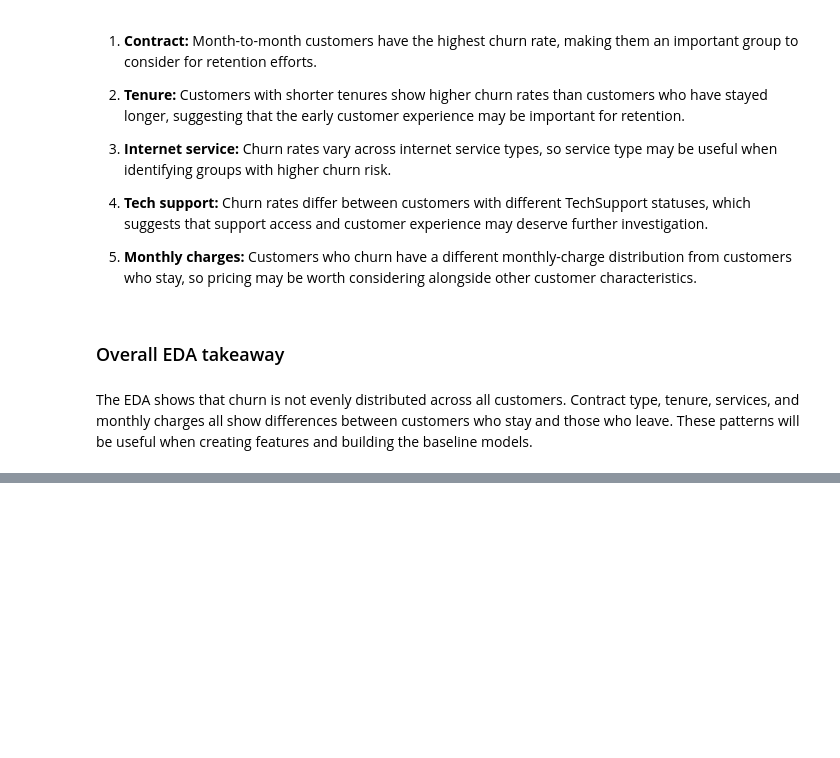
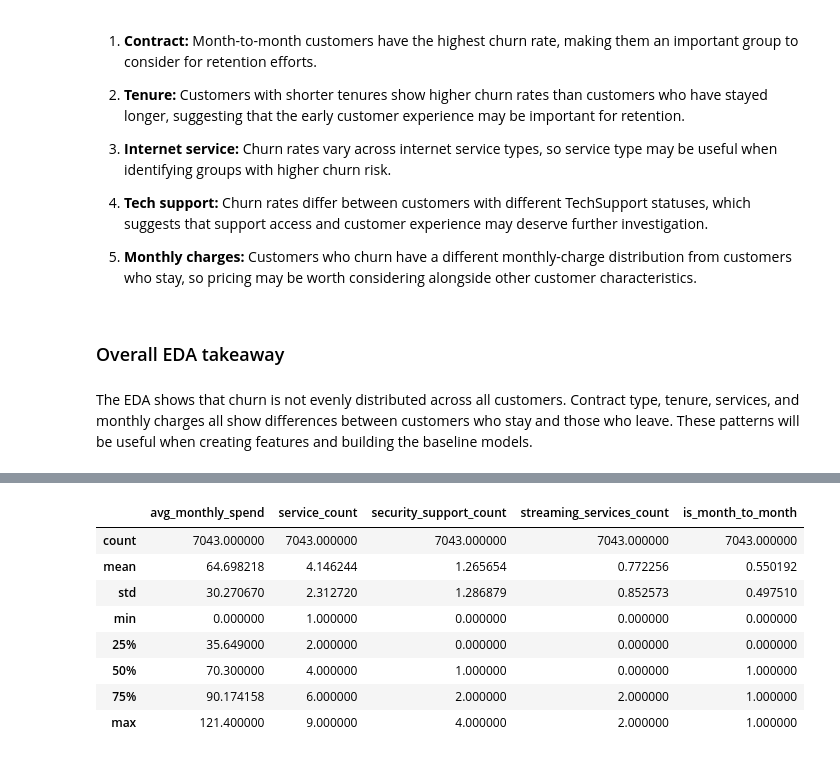
Before and after one commit to francisparwez/telco-customer-churn, a Jupyter notebook: Telco_Churn.ipynb, the cells around one changed output, grey strips where cells are left out. Cells and saved outputs as stored; diff of their text form; code cells hidden in the pictures; blank space fills up the shorter version.

```diff
--- a/Telco_Churn.ipynb
+++ b/Telco_Churn.ipynb
@@ -779,0 +841,12 @@ The EDA shows that churn is not evenly distributed across all customers. Contrac
+# %%
+df_clean["service_count"] = (
+    (df_clean["PhoneService"] == "Yes").astype(int)
+    + (df_clean["MultipleLines"] == "Yes").astype(int)
+    + (df_clean["InternetService"] != "No").astype(int)
+    + (df_clean["OnlineSecurity"] == "Yes").astype(int)
+    + (df_clean["OnlineBackup"] == "Yes").astype(int)
+    + (df_clean["DeviceProtection"] == "Yes").astype(int)
+    + (df_clean["TechSupport"] == "Yes").astype(int)
+    + (df_clean["StreamingTV"] == "Yes").astype(int)
+    + (df_clean["StreamingMovies"] == "Yes").astype(int)
+)
@@ -779,0 +885,7 @@ The EDA shows that churn is not evenly distributed across all customers. Contrac
+# %%
+df_clean["security_support_count"] = (
+    (df_clean["OnlineSecurity"] == "Yes").astype(int)
+    + (df_clean["OnlineBackup"] == "Yes").astype(int)
+    + (df_clean["DeviceProtection"] == "Yes").astype(int)
+    + (df_clean["TechSupport"] == "Yes").astype(int)
+)
@@ -779,0 +906,5 @@ The EDA shows that churn is not evenly distributed across all customers. Contrac
+# %%
+df_clean["streaming_services_count"] = (
+    (df_clean["StreamingTV"] == "Yes").astype(int)
+    + (df_clean["StreamingMovies"] == "Yes").astype(int)
+)
@@ -779,0 +923,4 @@ The EDA shows that churn is not evenly distributed across all customers. Contrac
+# %%
+df_clean["is_month_to_month"] = (
+    df_clean["Contract"] == "Month-to-month"
+).astype(int)
@@ -779,0 +964,20 @@ The EDA shows that churn is not evenly distributed across all customers. Contrac
+# %%
+df_clean[
+    [
+        "avg_monthly_spend",
+        "service_count",
+        "security_support_count",
+        "streaming_services_count",
+        "is_month_to_month"
+    ]
+].describe()
+# %% [output]
+|  | avg_monthly_spend | service_count | security_support_count | streaming_services_count | is_month_to_month |
+| count | 7043.000000 | 7043.000000 | 7043.000000 | 7043.000000 | 7043.000000 |
+| mean | 64.698218 | 4.146244 | 1.265654 | 0.772256 | 0.550192 |
+| std | 30.270670 | 2.312720 | 1.286879 | 0.852573 | 0.497510 |
+| min | 0.000000 | 1.000000 | 0.000000 | 0.000000 | 0.000000 |
+| 25% | 35.649000 | 2.000000 | 0.000000 | 0.000000 | 0.000000 |
+| 50% | 70.300000 | 4.000000 | 1.000000 | 0.000000 | 1.000000 |
+| 75% | 90.174158 | 6.000000 | 2.000000 | 2.000000 | 1.000000 |
+| max | 121.400000 | 9.000000 | 4.000000 | 2.000000 | 1.000000 |
```
Also changed, not shown: parts of 34 cells of this notebook, 2 other files.
